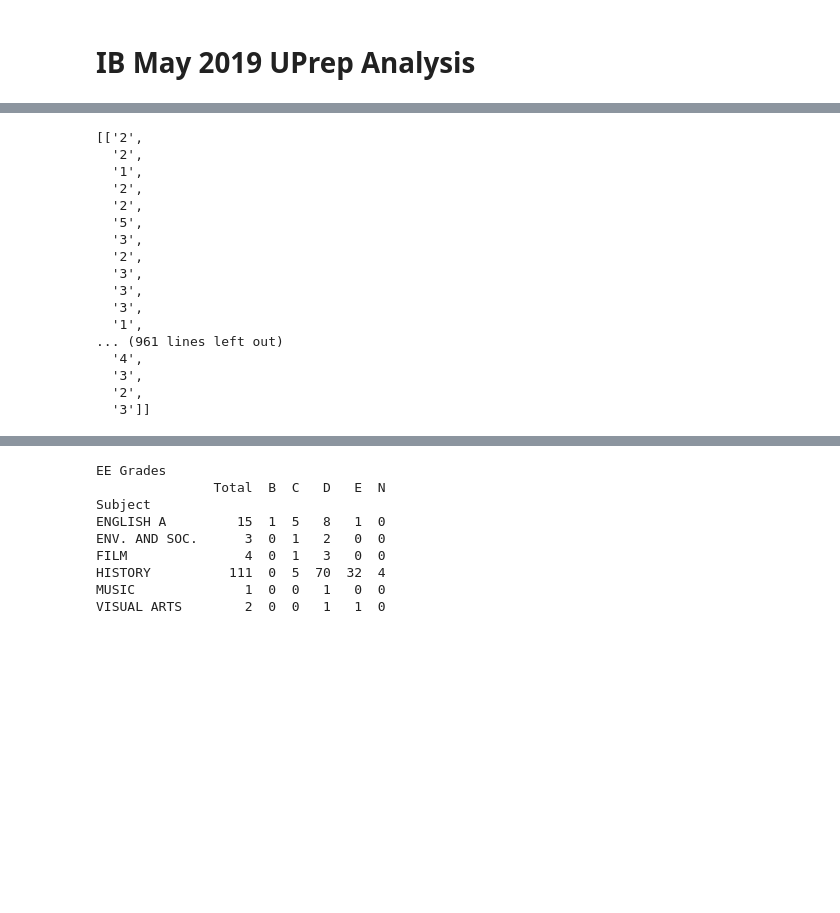
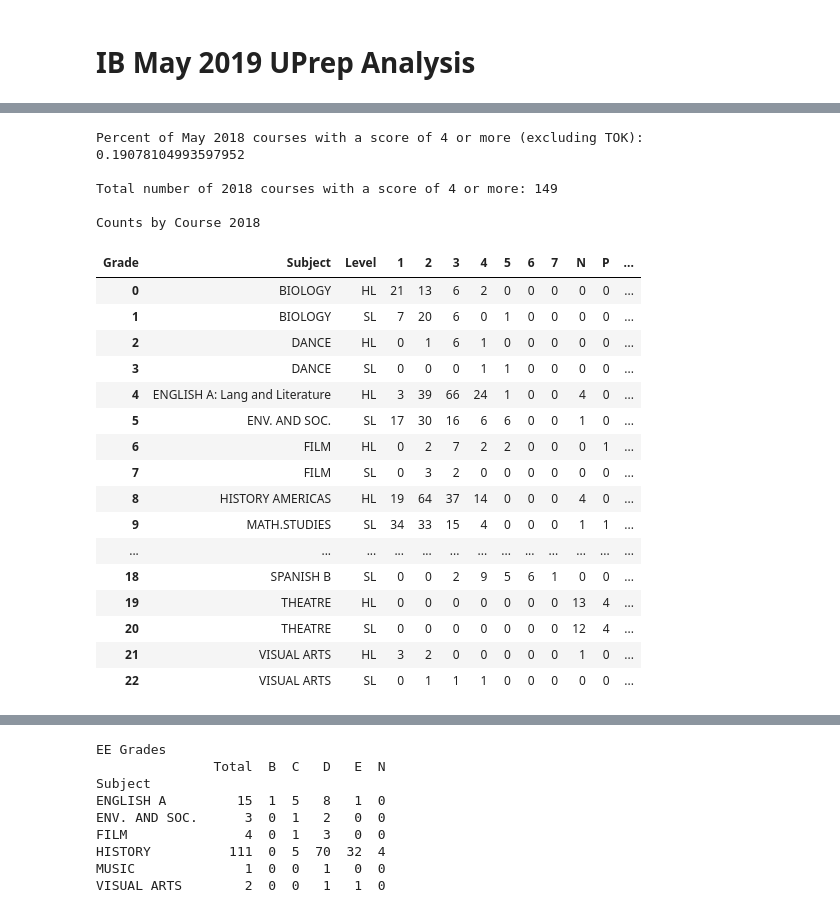
Before and after one commit to dpchurchman/Portfolio, a Jupyter notebook: IB May 2019 UPrep Analysis.ipynb, the cells around one changed output, grey strips where cells are left out. Saved outputs shown, nothing was run; the diff lists cells and outputs as text; code cells hidden in the pictures; blank space fills up the shorter version.

```diff
--- a/IB May 2019 UPrep Analysis.ipynb
+++ b/IB May 2019 UPrep Analysis.ipynb
@@ -138,4 +268,13 @@ courses = all_courses[(all_courses['Level'] == 'SL') | (all_courses['Level'] ==
 #courses = courses.sort_values(by='Title')
 courses.sort_values(by=['Subject','Level'])
 coursescount = courses.iloc[:,0:3].groupby(['Subject','Level']).count().rename(columns={'Category':'Count'})
-coursescount
+#coursescount
+all_courses18 = results18[results18['Subject'].notnull()]
+all_courses18 = all_courses18.iloc[:,1:6]
+all_courses18
+courses18 = all_courses18[(all_courses18['Level'] == 'SL') | (all_courses18['Level'] == 'HL') ]
+#courses['Title'] = courses['Subject'] +' - ' + courses['Level']
+#courses = courses.sort_values(by='Title')
+courses18.sort_values(by=['Subject','Level'])
+coursescount18 = courses18.iloc[:,0:3].groupby(['Subject','Level']).count().rename(columns={'Category':'Count'})
+#coursescount
@@ -161 +320,40 @@ coursescount
+# %%
+courses_real18 = courses18.iloc[:,[1,2,4]]
+grades_pivot18 = courses_real18.pivot_table(index=['Subject','Level'],aggfunc=len,columns='Grade').fillna(0).astype(int)
+grades_pivot18
+grades_pivot18.reset_index(level=1,inplace=True)
+grades_pivot18.reset_index(level=0,inplace=True)
+grades_pivot18['4+%'] = grades_pivot18.loc[:,'4':'7'].sum(axis=1)/grades_pivot18.loc[:,'1':'N'].sum(axis=1)
+total_courses_passing18 = grades_pivot18.loc[:,'4':'7'].sum(axis=0
+                                                       ).sum(axis=0)/grades_pivot18.loc[:,'1':'N'].sum(axis=0).sum(axis=0)
+
+print('Percent of May 2018 courses with a score of 4 or more (excluding TOK): ', total_courses_passing18)
+print()
+print('Total number of 2018 courses with a score of 4 or more:',grades_pivot18.loc[:,'4':'7'].sum(axis=1).sum(axis=0) )
+print()
+print('Counts by Course 2018')
+grades_pivot18
+# %% [output]
+Percent of May 2018 courses with a score of 4 or more (excluding TOK):  0.19078104993597952
+
+Total number of 2018 courses with a score of 4 or more: 149
+
+Counts by Course 2018
+| Grade | Subject | Level | 1 | 2 | 3 | 4 | 5 | 6 | 7 | N | P | ... |
+| 0 | BIOLOGY | HL | 21 | 13 | 6 | 2 | 0 | 0 | 0 | 0 | 0 | ... |
+| 1 | BIOLOGY | SL | 7 | 20 | 6 | 0 | 1 | 0 | 0 | 0 | 0 | ... |
+| 2 | DANCE | HL | 0 | 1 | 6 | 1 | 0 | 0 | 0 | 0 | 0 | ... |
+| 3 | DANCE | SL | 0 | 0 | 0 | 1 | 1 | 0 | 0 | 0 | 0 | ... |
+| 4 | ENGLISH A: Lang and Literature | HL | 3 | 39 | 66 | 24 | 1 | 0 | 0 | 4 | 0 | ... |
+| 5 | ENV. AND SOC. | SL | 17 | 30 | 16 | 6 | 6 | 0 | 0 | 1 | 0 | ... |
+| 6 | FILM | HL | 0 | 2 | 7 | 2 | 2 | 0 | 0 | 0 | 1 | ... |
+| 7 | FILM | SL | 0 | 3 | 2 | 0 | 0 | 0 | 0 | 0 | 0 | ... |
+| 8 | HISTORY AMERICAS | HL | 19 | 64 | 37 | 14 | 0 | 0 | 0 | 4 | 0 | ... |
+| 9 | MATH.STUDIES | SL | 34 | 33 | 15 | 4 | 0 | 0 | 0 | 1 | 1 | ... |
+| ... | ... | ... | ... | ... | ... | ... | ... | ... | ... | ... | ... | ... |
+| 18 | SPANISH B | SL | 0 | 0 | 2 | 9 | 5 | 6 | 1 | 0 | 0 | ... |
+| 19 | THEATRE | HL | 0 | 0 | 0 | 0 | 0 | 0 | 0 | 13 | 4 | ... |
+| 20 | THEATRE | SL | 0 | 0 | 0 | 0 | 0 | 0 | 0 | 12 | 4 | ... |
+| 21 | VISUAL ARTS | HL | 3 | 2 | 0 | 0 | 0 | 0 | 0 | 1 | 0 | ... |
+| 22 | VISUAL ARTS | SL | 0 | 1 | 1 | 1 | 0 | 0 | 0 | 0 | 0 | ... |
 # %%
@@ -175,24 +365,0 @@ predicted_pivot.reset_index(level=0,inplace=True)
-# %%
-courses = courses.sort_values(['Subject','Level','Category'])
-coursesNC = courses.drop('Category',axis=1)
-
-coursesNClist = coursesNC.groupby(['Subject','Level'])['Grade'].apply(list)
-coursesNClist.tolist()
-# %% [output]
-[['2',
-  '2',
-  '1',
-  '2',
-  '2',
-  '5',
-  '3',
-  '2',
-  '3',
-  '3',
-  '3',
-  '1',
-... (961 lines left out)
-  '4',
-  '3',
-  '2',
-  '3']]
```
Also changed, not shown: parts of 28 cells of this notebook.
